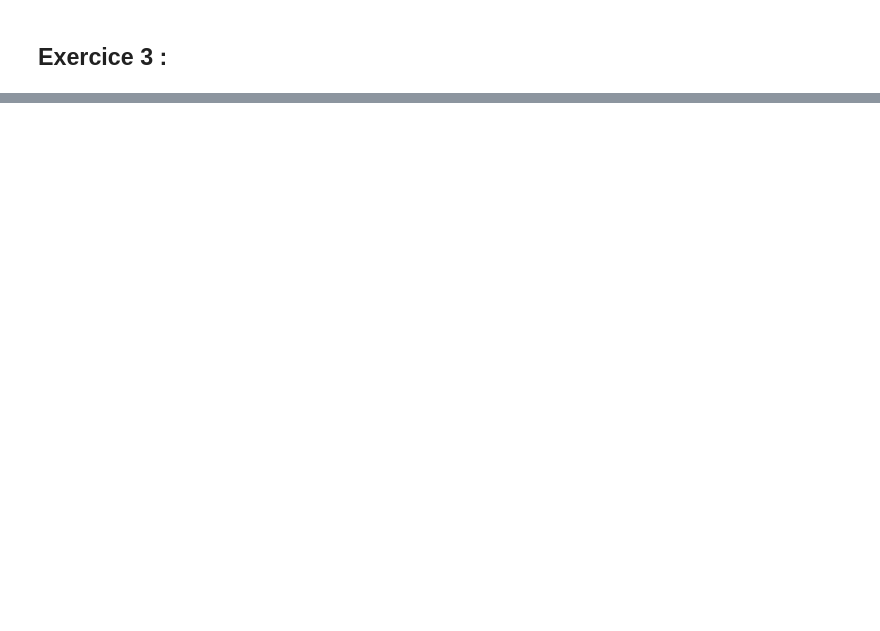
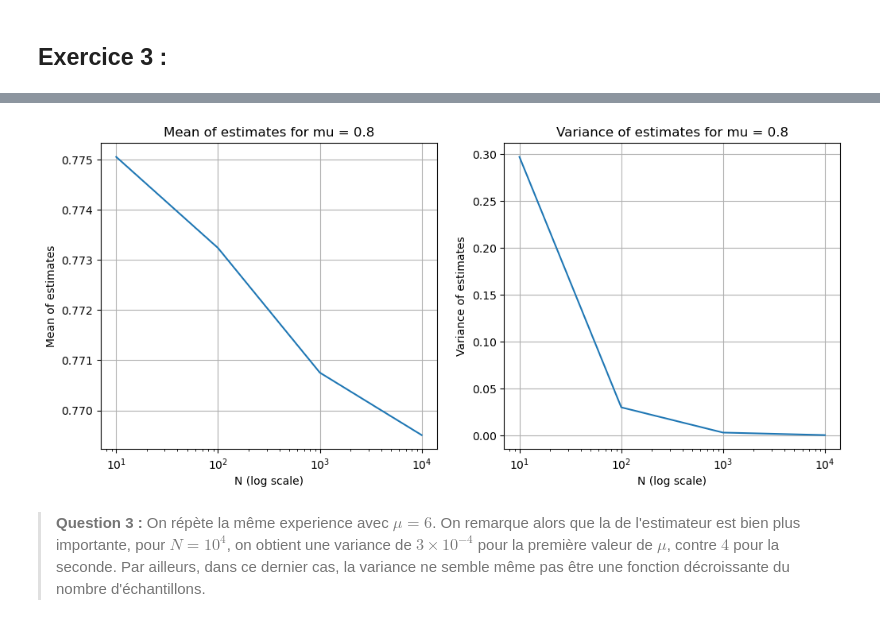
Before and after one commit to abelmaxv/TP-Comp-Stats, a Jupyter notebook: TP2/TP2.ipynb, the cells around one changed output, grey strips where cells are left out. Drawn from its saved outputs; the diff is of its cells as text; code cells hidden in the pictures; blank space fills up the shorter version.

```diff
--- a/TP2/TP2.ipynb
+++ b/TP2/TP2.ipynb
@@ -524,0 +534,9 @@ Text(0.5, 1.0, 'BIC criterion of the number of cluster')
+# %%
+f = lambda x : 2*jnp.sin(jnp.pi*x/1.5) # No need to put the idicator function as p is supported on R+
+
+def importance_sampling(mu, key, N, maxN = 10000):
+    # We use a maxN variable in order not to create an array of size N and use jax.vmap
+    samples = mu + jnp.sqrt(sigma2) * jr.normal(key, shape=(maxN,))
+    terms = jax.vmap(lambda x: f(x) * chi_pdf(x, k) / norm.pdf(x, mu, jnp.sqrt(sigma2)))(samples)
+    mask = jnp.arange(maxN) < N
+    return jnp.sum(jnp.where(mask, terms, 0.0)) / N
@@ -524,0 +551,35 @@ Text(0.5, 1.0, 'BIC criterion of the number of cluster')
+# %%
+Ns = jnp.array([10, 100, 1000, 10000])
+n_iteration = 10000 #Number of iteration to compute mean and variance of importance sampling
+Ns_array = jnp.tile(Ns.reshape(-1, 1), (1, n_iteration))
+
+key, subkey = jr.split(key)
+subkeys2d = jr.split(subkey, 4 * n_iteration).reshape(4, n_iteration, 2)
+
+# Apply importance sampling to n_iter times for all four values of N
+results = jax.vmap(
+    lambda key_vect, N_vect : jax.vmap(
+        lambda key, N : importance_sampling(mu, key, N)
+        )(key_vect, N_vect)
+    )(subkeys2d, Ns_array)
+
+means = jnp.mean(results, axis = 1)
+vars = jnp.var(results, axis = 1)
+# %%
+fig, ax = plt.subplots(1, 2, figsize = (12, 5))
+ax[0].plot(Ns, means)
+ax[1].plot(Ns, vars)
+ax[0].set_xscale('log')
+ax[1].set_xscale('log')
+ax[0].set_xlabel("N (log scale)")
+ax[0].set_ylabel("Mean of estimates")
+ax[0].set_title(f"Mean of estimates for mu = {mu}")
+ax[0].grid(True)
+ax[1].set_xlabel("N (log scale)")
+ax[1].set_ylabel("Variance of estimates")
+ax[1].set_title(f"Variance of estimates for mu = {mu}")
+ax[1].grid(True)
+# %% [output]
+[figure, added]
+# %% [markdown]
+>**Question 3 :** On répète la même experience avec $\mu = 6$. On remarque alors que la de l'estimateur est bien plus importante, pour $N = 10^4$, on obtient une variance de $3 \times 10^{-4}$ pour la première valeur de $\mu$, contre $4$ pour la seconde. Par ailleurs, dans ce dernier cas, la variance ne semble même pas être une fonction décroissante du nombre d'échantillons.
```
Also changed, not shown: parts of 25 cells of this notebook.
